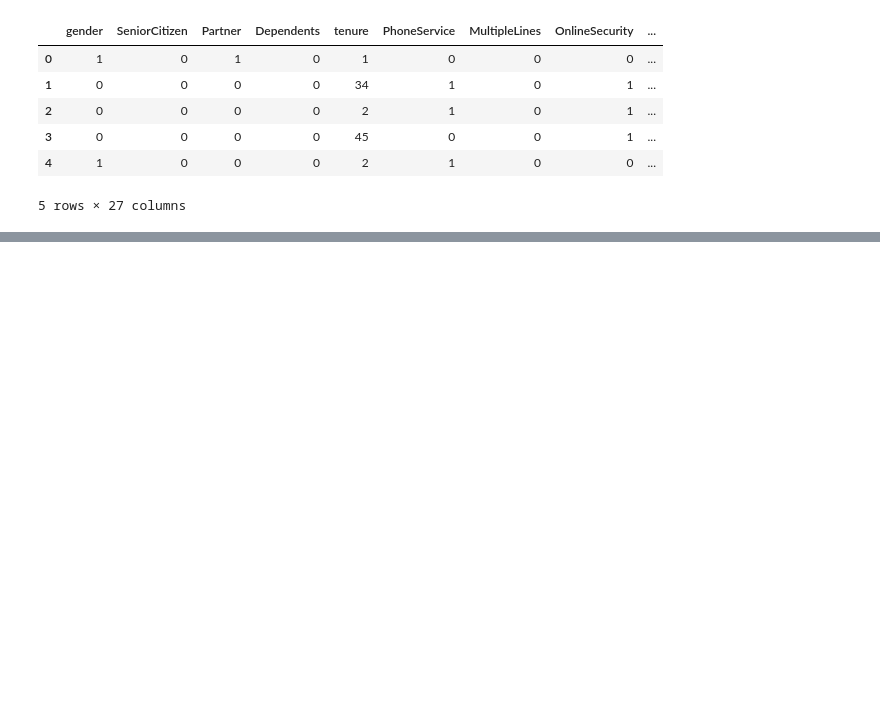
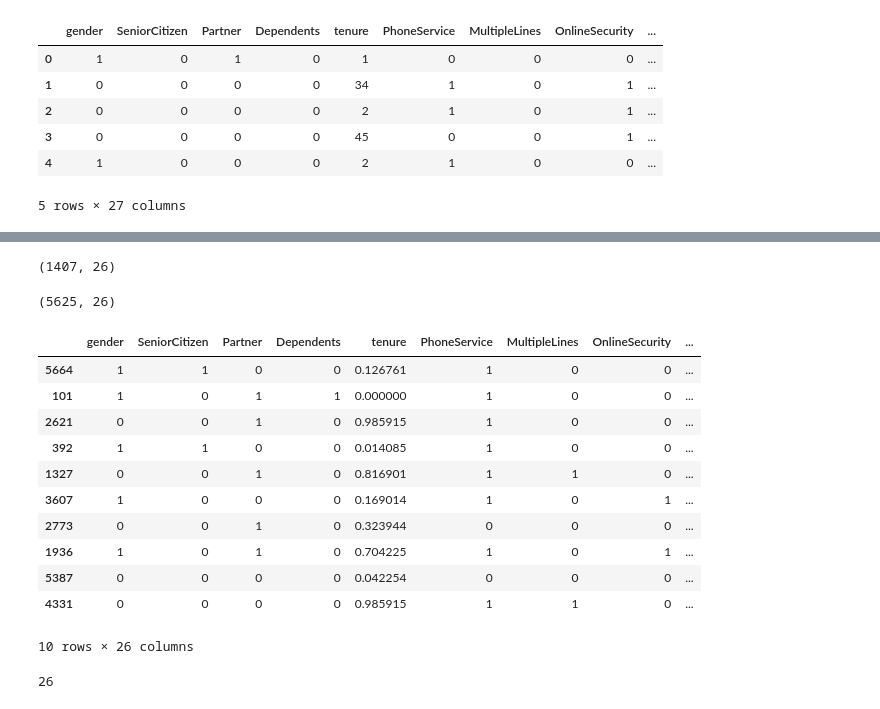
Before and after one commit to sanjanamaini/ML-Project, a Jupyter notebook: proj.ipynb, the cells around one changed output, grey strips where cells are left out. Saved outputs shown, nothing was run; the diff lists cells and outputs as text; code cells hidden in the pictures; blank space fills up the shorter version.

Commit message:
divided into train and test data, applying activation fucntion

```diff
--- a/proj.ipynb
+++ b/proj.ipynb
@@ -236,0 +257,8 @@ df.head()
+# %%
+scale_cols=['tenure','MonthlyCharges', 'TotalCharges']
+
+#bring all values b/w 0 and 1
+from sklearn.preprocessing import MinMaxScaler
+scaler=MinMaxScaler()
+
+df[scale_cols]=scaler.fit_transform(df[scale_cols])
@@ -236,0 +273,33 @@ df.head()
+# %%
+x=df.drop('Churn', axis='columns')
+y=df['Churn']
+# %%
+from sklearn.model_selection import train_test_split
+x_train, x_test, y_train, y_test = train_test_split(x,y,test_size=0.2,random_state=5)
+# %%
+x_test.shape
+# %% [output]
+(1407, 26)
+# %%
+x_train.shape
+# %% [output]
+(5625, 26)
+# %%
+x_train[:10]
+# %% [output]
+|  | gender | SeniorCitizen | Partner | Dependents | tenure | PhoneService | MultipleLines | OnlineSecurity | ... |
+| 5664 | 1 | 1 | 0 | 0 | 0.126761 | 1 | 0 | 0 | ... |
+| 101 | 1 | 0 | 1 | 1 | 0.000000 | 1 | 0 | 0 | ... |
+| 2621 | 0 | 0 | 1 | 0 | 0.985915 | 1 | 0 | 0 | ... |
+| 392 | 1 | 1 | 0 | 0 | 0.014085 | 1 | 0 | 0 | ... |
+| 1327 | 0 | 0 | 1 | 0 | 0.816901 | 1 | 1 | 0 | ... |
+| 3607 | 1 | 0 | 0 | 0 | 0.169014 | 1 | 0 | 1 | ... |
+| 2773 | 0 | 0 | 1 | 0 | 0.323944 | 0 | 0 | 0 | ... |
+| 1936 | 1 | 0 | 1 | 0 | 0.704225 | 1 | 0 | 1 | ... |
+| 5387 | 0 | 0 | 0 | 0 | 0.042254 | 0 | 0 | 0 | ... |
+| 4331 | 0 | 0 | 0 | 0 | 0.985915 | 1 | 1 | 0 | ... |
+10 rows × 26 columns
+# %%
+len(x_train.columns)
+# %% [output]
+26
```
Also changed, not shown: parts of 4 cells of this notebook.
